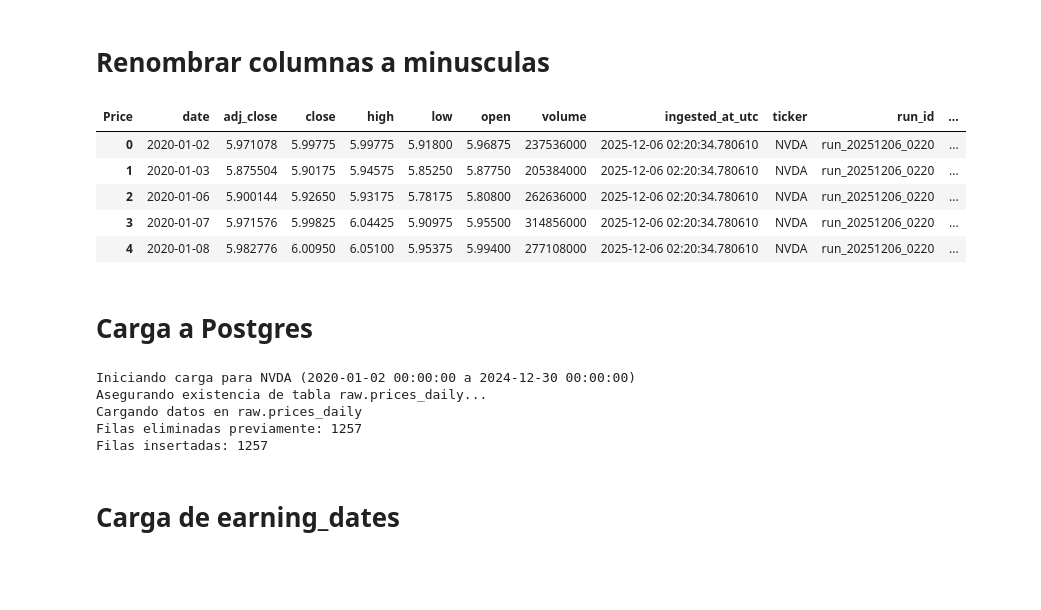
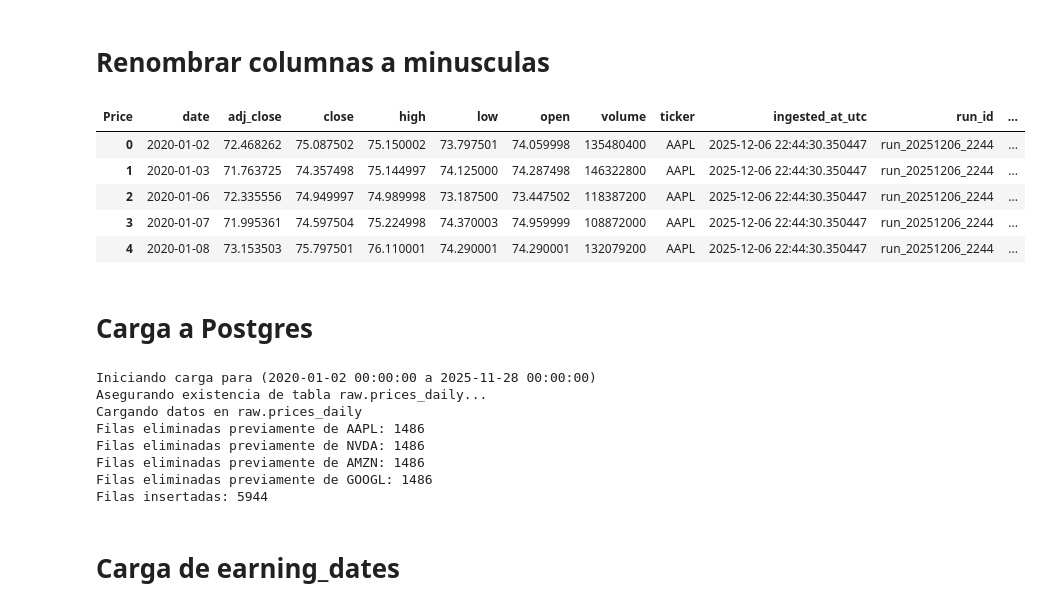
Before and after one commit to Brauchin17/Proyecto_final_dm, a Jupyter notebook: notebooks/01_ingesta_prices_raw.ipynb, the cells around one changed output. Drawn from its saved outputs; the diff is of its cells as text; code cells hidden in the pictures; blank space fills up the shorter version.

```diff
--- a/notebooks/01_ingesta_prices_raw.ipynb
+++ b/notebooks/01_ingesta_prices_raw.ipynb
@@ -39,7 +39,7 @@ PG_PORT = os.getenv('PG_PORT')
 PG_DB = os.getenv('PG_DB')
 
 # Business Params
-TICKER = os.getenv('TICKERS')
+TICKERS = os.getenv('TICKERS')
 START_DATE = os.getenv('START_DATE')
 END_DATE = os.getenv('END_DATE')
 
@@ -47,5 +47,5 @@ END_DATE = os.getenv('END_DATE')
 db_url = f"postgresql://{PG_USER}:{PG_PASSWORD}@{PG_HOST}:{PG_PORT}/{PG_DB}"
 engine = create_engine(db_url)
 
-print(f"Configuración cargada: Ticker={TICKER}, Rango={START_DATE} a {END_DATE}")
+print(f"Configuración cargada Rango={START_DATE} a {END_DATE}")
 # %% [output]
@@ -88,44 +104,42 @@ Filas descargadas: 1257
 # %% [markdown]
 # Aumento de metadatos
 # %%
-df_raw['ingested_at_utc'] = datetime.utcnow()
-df_raw['ticker'] = TICKER
-df_raw['run_id'] = datetime.now().strftime('run_%Y%m%d_%H%M')
-df_raw['source_name'] = 'yahoo_finance'
+df_all['ingested_at_utc'] = datetime.utcnow()
+df_all['run_id'] = datetime.now().strftime('run_%Y%m%d_%H%M')
+df_all['source_name'] = 'yahoo_finance'
 # %% [markdown]
 # Renombrar columnas a minusculas
 # %%
 column_mapping = {
     'Date': 'date',
     'Open': 'open',
     'High': 'high',
     'Low': 'low',
     'Close': 'close',
     'Adj Close': 'adj_close',
     'Volume': 'volume'
 }
-df_raw.rename(columns=column_mapping, inplace=True)
-df_raw.head()
+df_all.rename(columns=column_mapping, inplace=True)
+df_all.head()
 # %% [output]
-| Price | date | adj_close | close | high | low | open | volume | ingested_at_utc | ticker | run_id | ... |
-| 0 | 2020-01-02 | 5.971078 | 5.99775 | 5.99775 | 5.91800 | 5.96875 | 237536000 | 2025-12-06 02:20:34.780610 | NVDA | run_20251206_0220 | ... |
-| 1 | 2020-01-03 | 5.875504 | 5.90175 | 5.94575 | 5.85250 | 5.87750 | 205384000 | 2025-12-06 02:20:34.780610 | NVDA | run_20251206_0220 | ... |
-| 2 | 2020-01-06 | 5.900144 | 5.92650 | 5.93175 | 5.78175 | 5.80800 | 262636000 | 2025-12-06 02:20:34.780610 | NVDA | run_20251206_0220 | ... |
-| 3 | 2020-01-07 | 5.971576 | 5.99825 | 6.04425 | 5.90975 | 5.95500 | 314856000 | 2025-12-06 02:20:34.780610 | NVDA | run_20251206_0220 | ... |
-| 4 | 2020-01-08 | 5.982776 | 6.00950 | 6.05100 | 5.95375 | 5.99400 | 277108000 | 2025-12-06 02:20:34.780610 | NVDA | run_20251206_0220 | ... |
+| Price | date | adj_close | close | high | low | open | volume | ticker | ingested_at_utc | run_id | ... |
+| 0 | 2020-01-02 | 72.468262 | 75.087502 | 75.150002 | 73.797501 | 74.059998 | 135480400 | AAPL | 2025-12-06 22:44:30.350447 | run_20251206_2244 | ... |
+| 1 | 2020-01-03 | 71.763725 | 74.357498 | 75.144997 | 74.125000 | 74.287498 | 146322800 | AAPL | 2025-12-06 22:44:30.350447 | run_20251206_2244 | ... |
+| 2 | 2020-01-06 | 72.335556 | 74.949997 | 74.989998 | 73.187500 | 73.447502 | 118387200 | AAPL | 2025-12-06 22:44:30.350447 | run_20251206_2244 | ... |
+| 3 | 2020-01-07 | 71.995361 | 74.597504 | 75.224998 | 74.370003 | 74.959999 | 108872000 | AAPL | 2025-12-06 22:44:30.350447 | run_20251206_2244 | ... |
+| 4 | 2020-01-08 | 73.153503 | 75.797501 | 76.110001 | 74.290001 | 74.290001 | 132079200 | AAPL | 2025-12-06 22:44:30.350447 | run_20251206_2244 | ... |
 # %% [markdown]
 # Carga a Postgres
 # %%
-current_ticker = TICKER
-min_date = df_raw['date'].min()
-max_date = df_raw['date'].max()
+min_date = df_all['date'].min()
+max_date = df_all['date'].max()
 
 
 table_name = 'prices_daily'
 schema = os.getenv('RAW_SCHEMA', 'raw')
 
 # Reintentos para asegurar existencia de la tabla
-print(f"Iniciando carga para {current_ticker} ({min_date} a {max_date})")
+print(f"Iniciando carga para ({min_date} a {max_date})")
 max_retries = 3
 for attempt in range(max_retries):
     try:
@@ -157,6 +171,7 @@ for attempt in range(max_retries):
 
 print(f"Cargando datos en {schema}.{table_name}")
 
+
 # Reintentos para inserción de datos
 for attempt in range(max_retries):
     try:
@@ -169,16 +184,16 @@ for attempt in range(max_retries):
             AND date <= :max_date
             """
             )
-
-            result = conn.execute(delete_query, {
-                'ticker': current_ticker,
-                'min_date': min_date,
-                'max_date': max_date
-            })
-            print(f"Filas eliminadas previamente: {result.rowcount}")
+            for current_ticker in TICKERS.split(','):
+                result = conn.execute(delete_query, {
+                    'ticker': current_ticker,
+                    'min_date': min_date,
+                    'max_date': max_date
+                })
+                print(f"Filas eliminadas previamente de {current_ticker}: {result.rowcount}")
 
         # Insertar nuevos datos
-        df_raw.to_sql(
+        df_all.to_sql(
             name=table_name,
             con=engine,
             schema=schema,
@@ -186,7 +201,7 @@ for attempt in range(max_retries):
             index=False,
             chunksize=1000 # Insertar por lotes para no saturar memoria
         )
-        print(f"Filas insertadas: {len(df_raw)}")
+        print(f"Filas insertadas: {len(df_all)}")
         break
     except Exception as e:
         print(f"Error durante la insercion (intento {attempt + 1}): {e}")
@@ -195,11 +210,14 @@ for attempt in range(max_retries):
         if attempt == max_retries - 1:
             raise
 # %% [output]
-Iniciando carga para NVDA (2020-01-02 00:00:00 a 2024-12-30 00:00:00)
+Iniciando carga para (2020-01-02 00:00:00 a 2025-11-28 00:00:00)
 Asegurando existencia de tabla raw.prices_daily...
 Cargando datos en raw.prices_daily
-Filas eliminadas previamente: 1257
-Filas insertadas: 1257
+Filas eliminadas previamente de AAPL: 1486
+Filas eliminadas previamente de NVDA: 1486
+Filas eliminadas previamente de AMZN: 1486
+Filas eliminadas previamente de GOOGL: 1486
+Filas insertadas: 5944
 # %% [markdown]
 # Carga de earning_dates
 # %%
```
Also changed, not shown: parts of 4 cells of this notebook, 1 other file.
